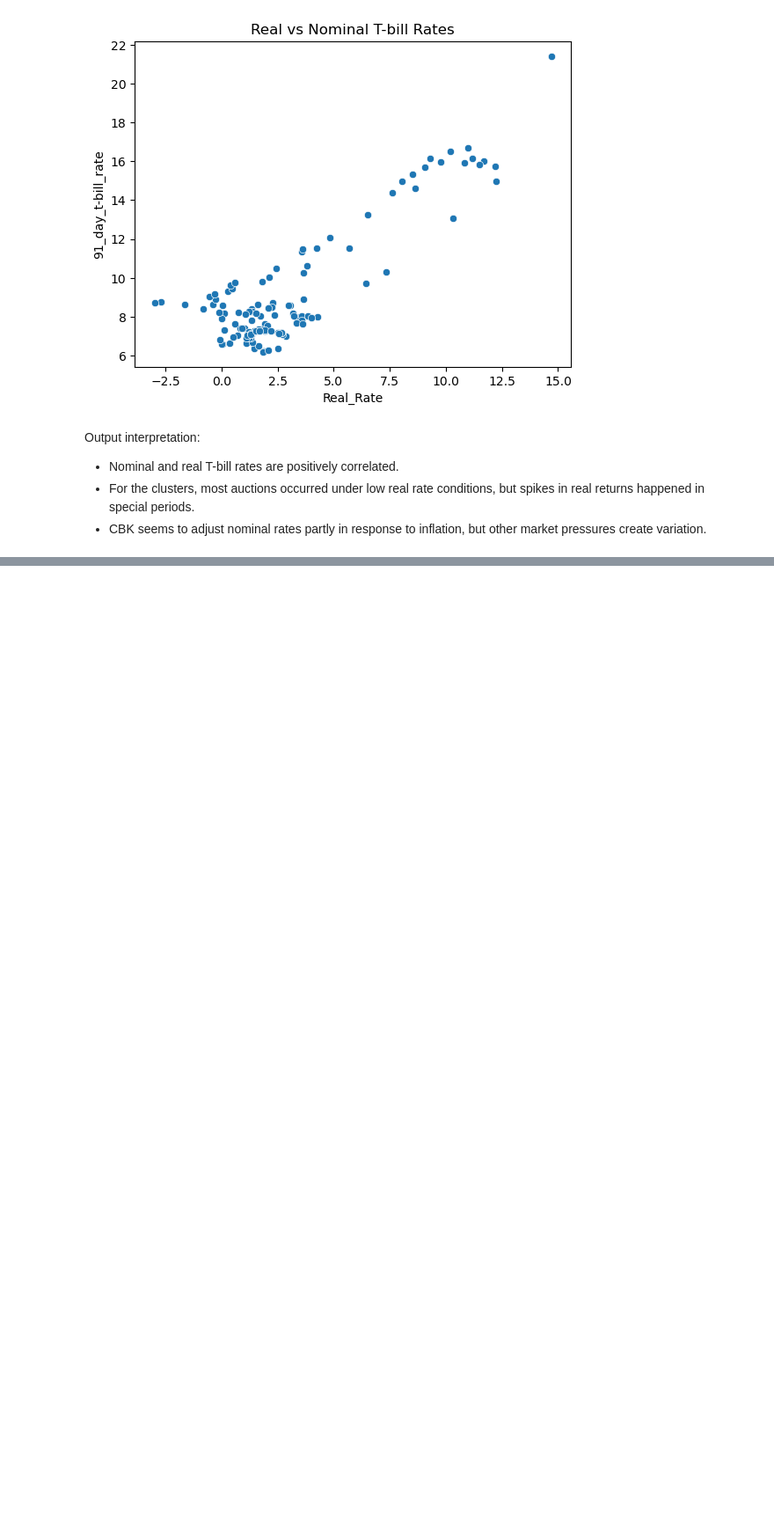
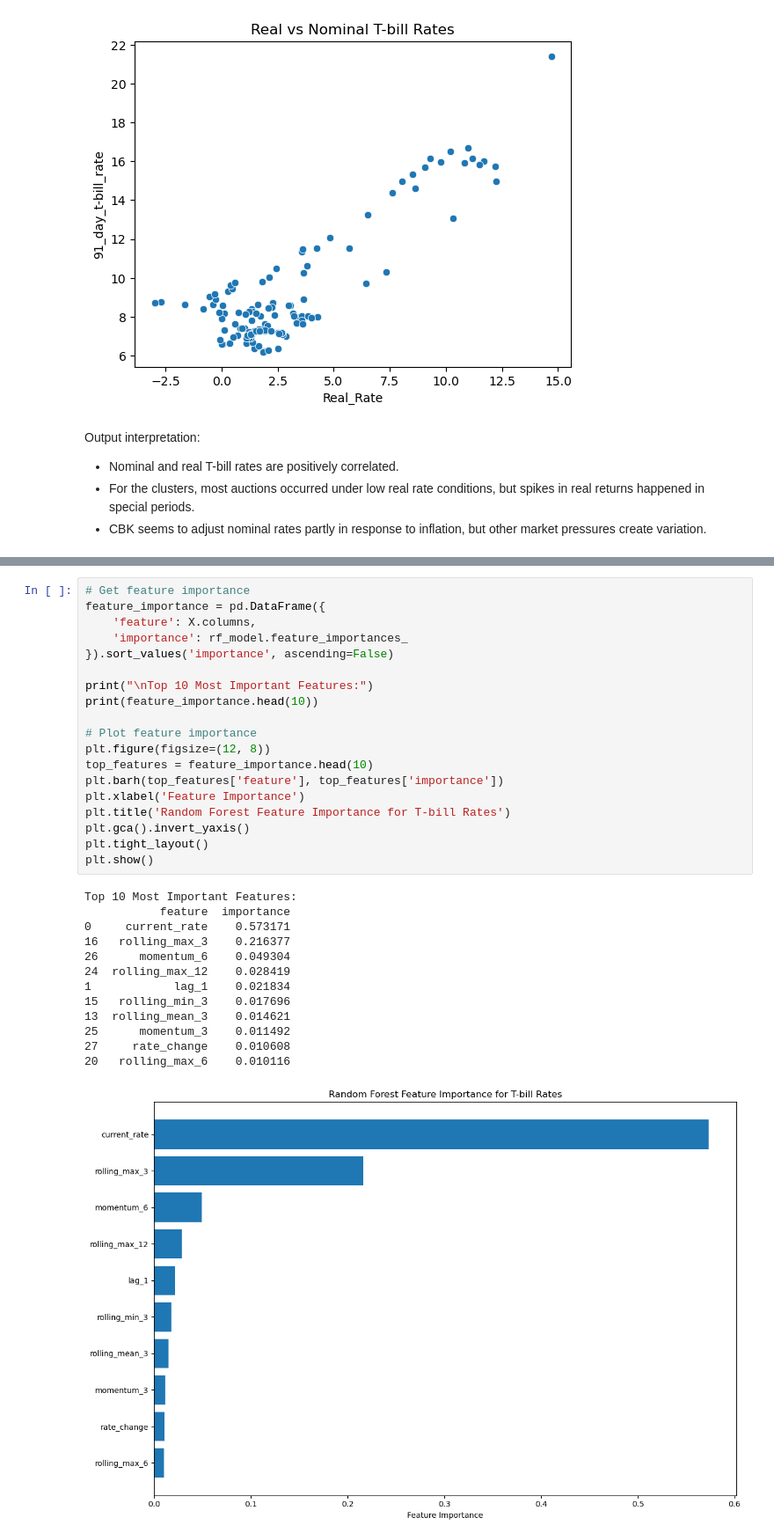
Before and after one commit to boniface2025/GROUP-6-CAPSTONE-PROJECT-PHASE-5, a Jupyter notebook: project note book.ipynb, the cells around one changed output, grey strips where cells are left out. Shown at 88% size. Cells and saved outputs as stored; diff of their text form; blank space fills up the shorter version.

```diff
--- a/project note book.ipynb
+++ b/project note book.ipynb
@@ -1105,0 +1486,33 @@ Output interpretation:
+# %%
+# Get feature importance
+feature_importance = pd.DataFrame({
+    'feature': X.columns,
+    'importance': rf_model.feature_importances_
+}).sort_values('importance', ascending=False)
+
+print("\nTop 10 Most Important Features:")
+print(feature_importance.head(10))
+
+# Plot feature importance
+plt.figure(figsize=(12, 8))
+top_features = feature_importance.head(10)
+plt.barh(top_features['feature'], top_features['importance'])
+plt.xlabel('Feature Importance')
+plt.title('Random Forest Feature Importance for T-bill Rates')
+plt.gca().invert_yaxis()
+plt.tight_layout()
+plt.show()
+# %% [output]
+Top 10 Most Important Features:
+           feature  importance
+0     current_rate    0.573171
+16   rolling_max_3    0.216377
+26      momentum_6    0.049304
+24  rolling_max_12    0.028419
+1            lag_1    0.021834
+15   rolling_min_3    0.017696
+13  rolling_mean_3    0.014621
+25      momentum_3    0.011492
+27     rate_change    0.010608
+20   rolling_max_6    0.010116
+[figure, added]
```
Also changed, not shown: parts of 46 cells of this notebook.
